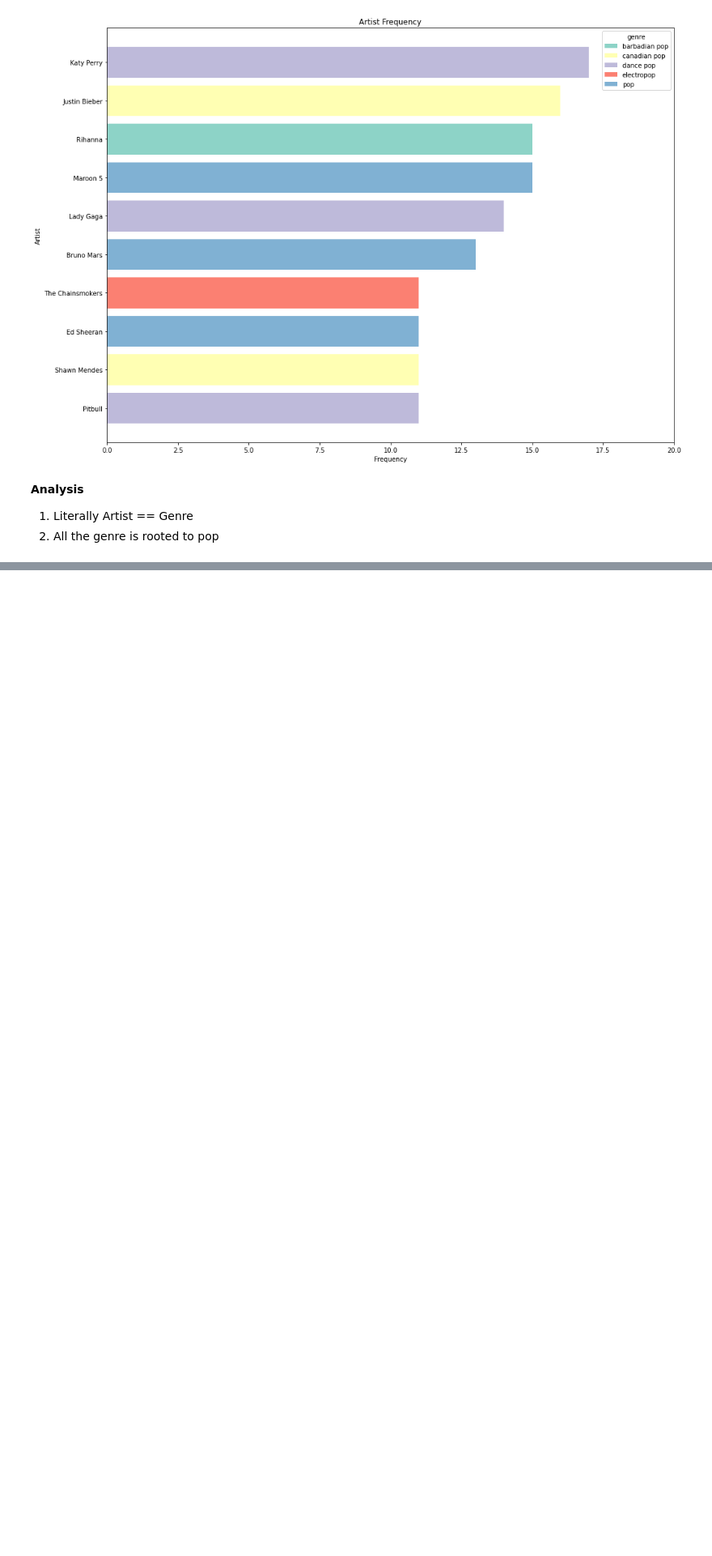
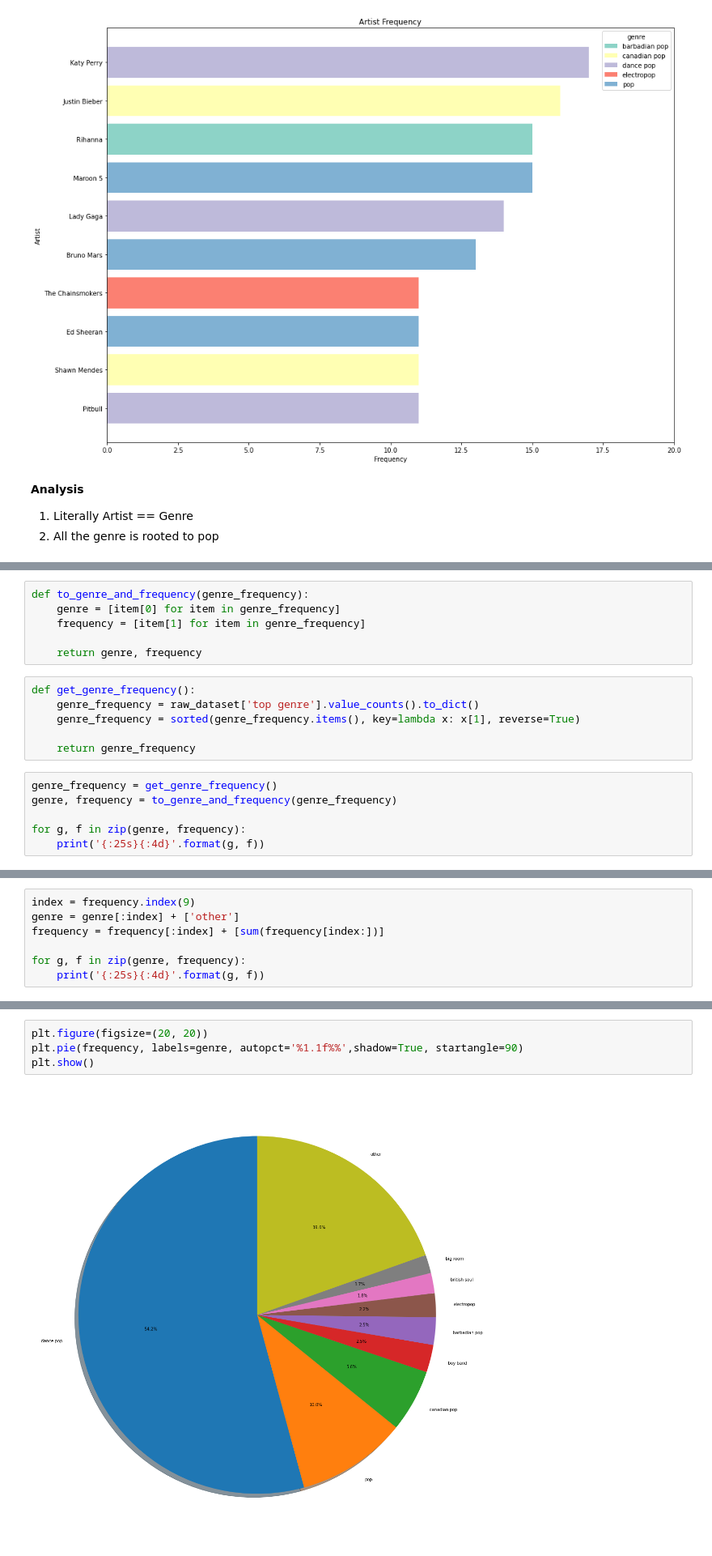
Before and after one commit to dhsong95/Kaggle-Data-Analysis, a Jupyter notebook: Top Spotify Songs from 2010 2019 by Year/Spotify Song EDA.ipynb, the cells around one changed output, grey strips where cells are left out. Shown at 81% size. Cells and saved outputs as stored; diff of their text form; blank space fills up the shorter version.

```diff
--- a/Top Spotify Songs from 2010 2019 by Year/Spotify Song EDA.ipynb
+++ b/Top Spotify Songs from 2010 2019 by Year/Spotify Song EDA.ipynb
@@ -310,0 +313,18 @@ plt.show()
+# %%
+def to_genre_and_frequency(genre_frequency):
+    genre = [item[0] for item in genre_frequency]
+    frequency = [item[1] for item in genre_frequency]
+
+    return genre, frequency
+# %%
+def get_genre_frequency():
+    genre_frequency = raw_dataset['top genre'].value_counts().to_dict()
+    genre_frequency = sorted(genre_frequency.items(), key=lambda x: x[1], reverse=True)
+
+    return genre_frequency
+# %%
+genre_frequency = get_genre_frequency()
+genre, frequency = to_genre_and_frequency(genre_frequency)
+
+for g, f in zip(genre, frequency):
+    print('{:25s}{:4d}'.format(g, f))
@@ -310,0 +349,7 @@ plt.show()
+# %%
+index = frequency.index(9)
+genre = genre[:index] + ['other']
+frequency = frequency[:index] + [sum(frequency[index:])]
+
+for g, f in zip(genre, frequency):
+    print('{:25s}{:4d}'.format(g, f))
@@ -310,0 +366,6 @@ plt.show()
+# %%
+plt.figure(figsize=(20, 20))
+plt.pie(frequency, labels=genre, autopct='%1.1f%%',shadow=True, startangle=90)
+plt.show()
+# %% [output]
+[figure, added]
```
Also changed, not shown: parts of 4 cells of this notebook.
